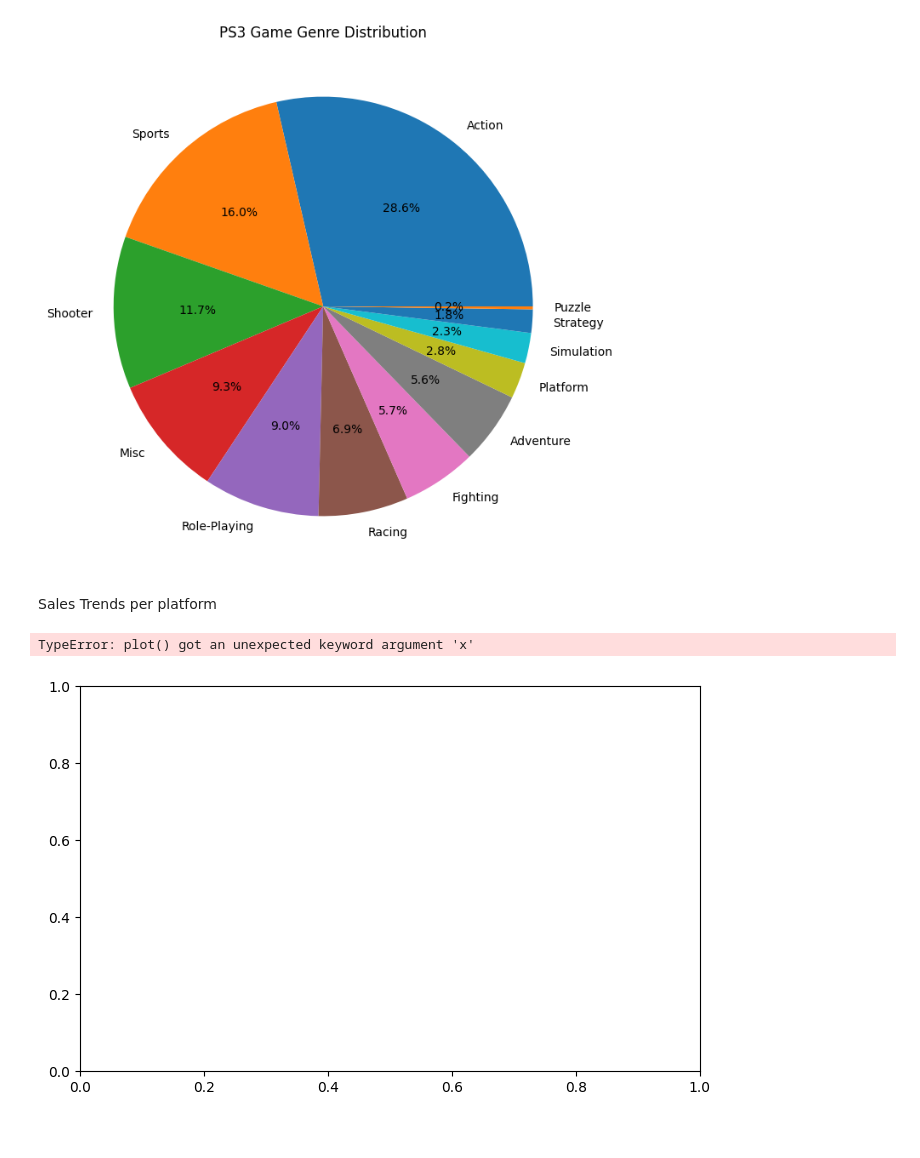
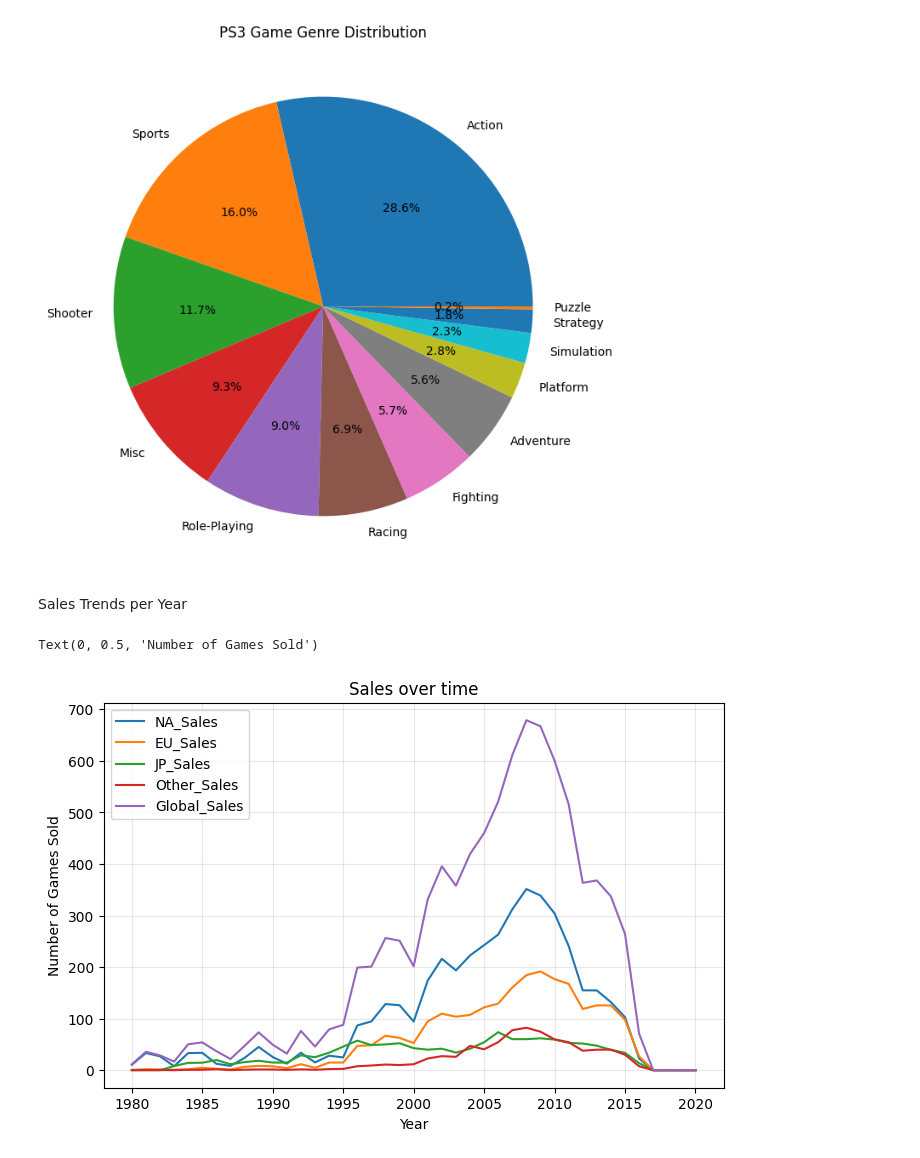
Before and after one commit to bdatye/VideoGameSalesTrends, a Jupyter notebook: VideoGamesSalesTrends.ipynb, the cells around one changed output. Cells and saved outputs as stored; diff of their text form; code cells hidden in the pictures.

Commit message:
added legend and labels to sales graph

```diff
--- a/VideoGamesSalesTrends.ipynb
+++ b/VideoGamesSalesTrends.ipynb
@@ -152,14 +152,32 @@ PS2
 PS3
 [figure]
 # %% [markdown]
-Sales Trends per platform
+Sales Trends per Year
 # %%
-df = videoGameData_df
+#df = videoGameData_df
+'''df = videoGameData_df.groupby('Year')['NA_Sales'].sum().reset_index()
+print(df.head(10))'''
+
+df = videoGameData_df.groupby('Year').sum().reset_index()
 #print(df.head(10))
+#print(df.dtypes)
+
+#fig, ax = plt.subplots(figsize=(8, 5))
 
 fig, ax = plt.subplots(figsize=(8, 5))
 
-ax.plot('Platform', 'NA_Sales')
+#ax.plot(df['Platform'], df['NA_Sales'])
+ax.plot(df['Year'], df['NA_Sales'], label='NA_Sales')
+ax.plot(df['Year'], df['EU_Sales'], label='EU_Sales')
+ax.plot(df['Year'], df['JP_Sales'], label='JP_Sales')
+ax.plot(df['Year'], df['Other_Sales'], label='Other_Sales')
+ax.plot(df['Year'], df['Global_Sales'], label='Global_Sales')
+
+ax.legend(loc='upper left')
+ax.set_title('Sales over time')
+ax.grid(alpha = 0.3)
+ax.set_xlabel('Year')
+ax.set_ylabel('Number of Games Sold')
 # %% [output]
-TypeError: plot() got an unexpected keyword argument 'x'
+Text(0, 0.5, 'Number of Games Sold')
-[figure, old version]
+[figure, new version]
```
